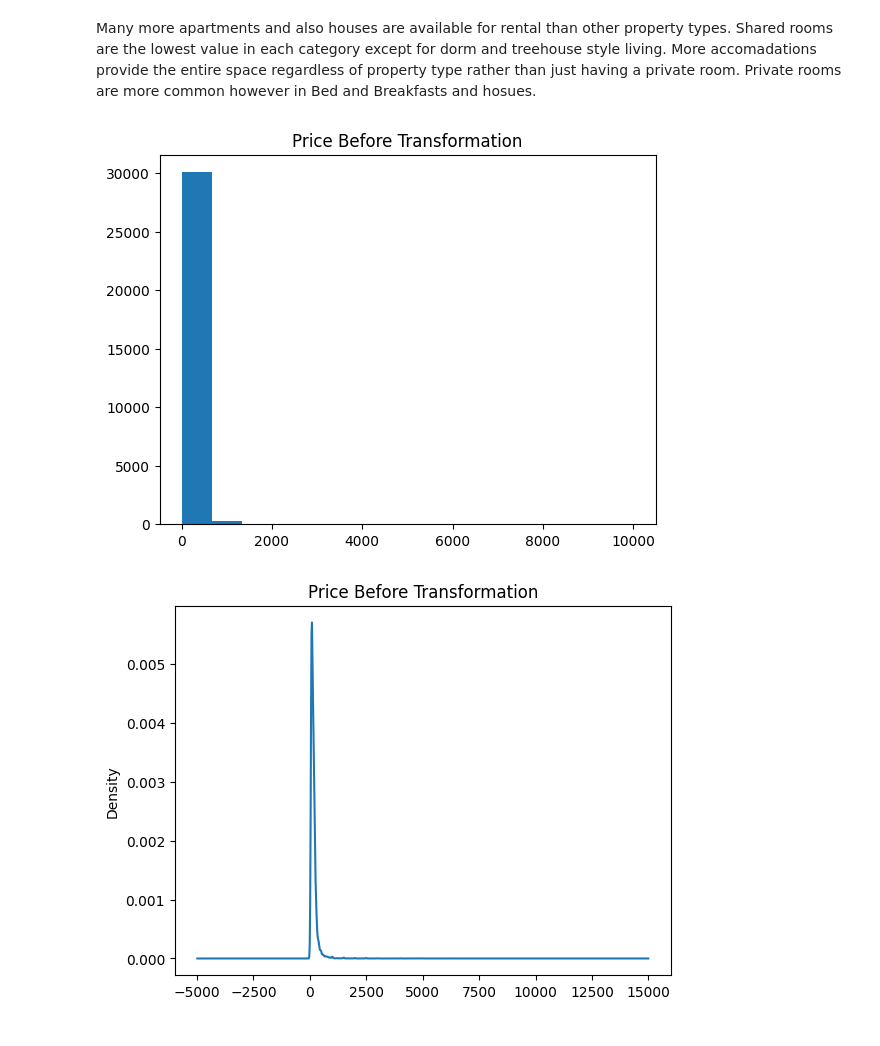
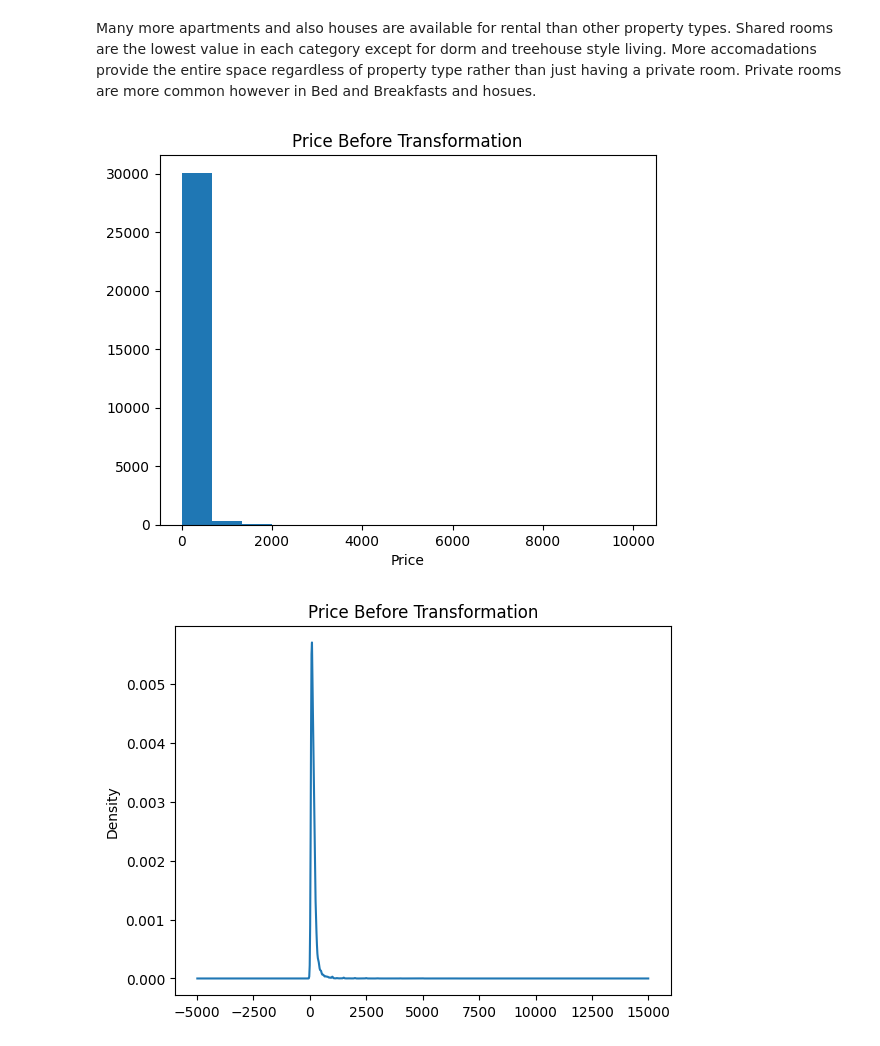
Before and after one commit to eaa3ug/eda_assignment, a Jupyter notebook: assignment.ipynb, the cells around one changed output. Drawn from its saved outputs; the diff is of its cells as text; code cells hidden in the pictures.

```diff
--- a/assignment.ipynb
+++ b/assignment.ipynb
@@ -86,12 +86,13 @@ Many more apartments and also houses are available for rental than other propert
 # %%
 var = 'Price'
 df_airbnb[var] = df_airbnb[var].str.replace(',', '')
 df_airbnb[var] = pd.to_numeric(df_airbnb[var], errors='coerce')
 df_airbnb[var].hist(bins = 15, grid = False)
 plt.title('Price Before Transformation')
+plt.xlabel('Price')
 plt.show()
 # %% [output]
-[figure, old version]
+[figure, new version]
 # %%
 df_airbnb[var].plot.kde()
 plt.title('Price Before Transformation')
```
Also changed, not shown: parts of 3 cells of this notebook.
